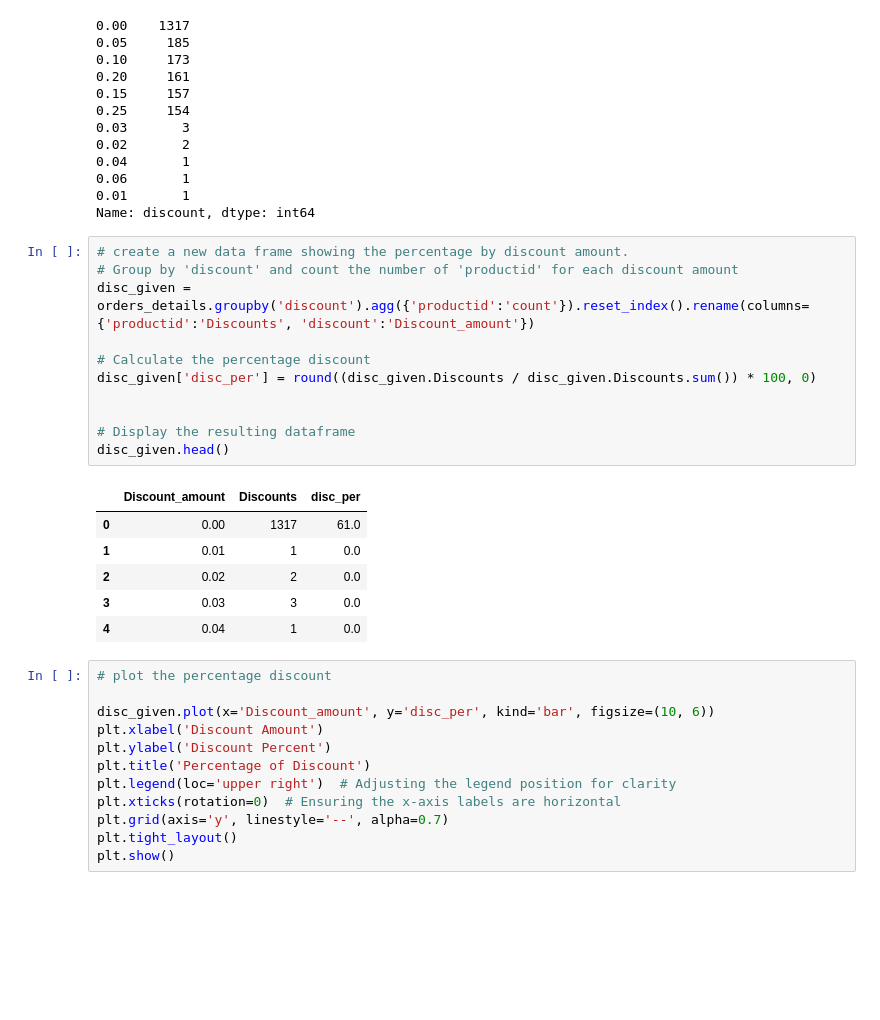
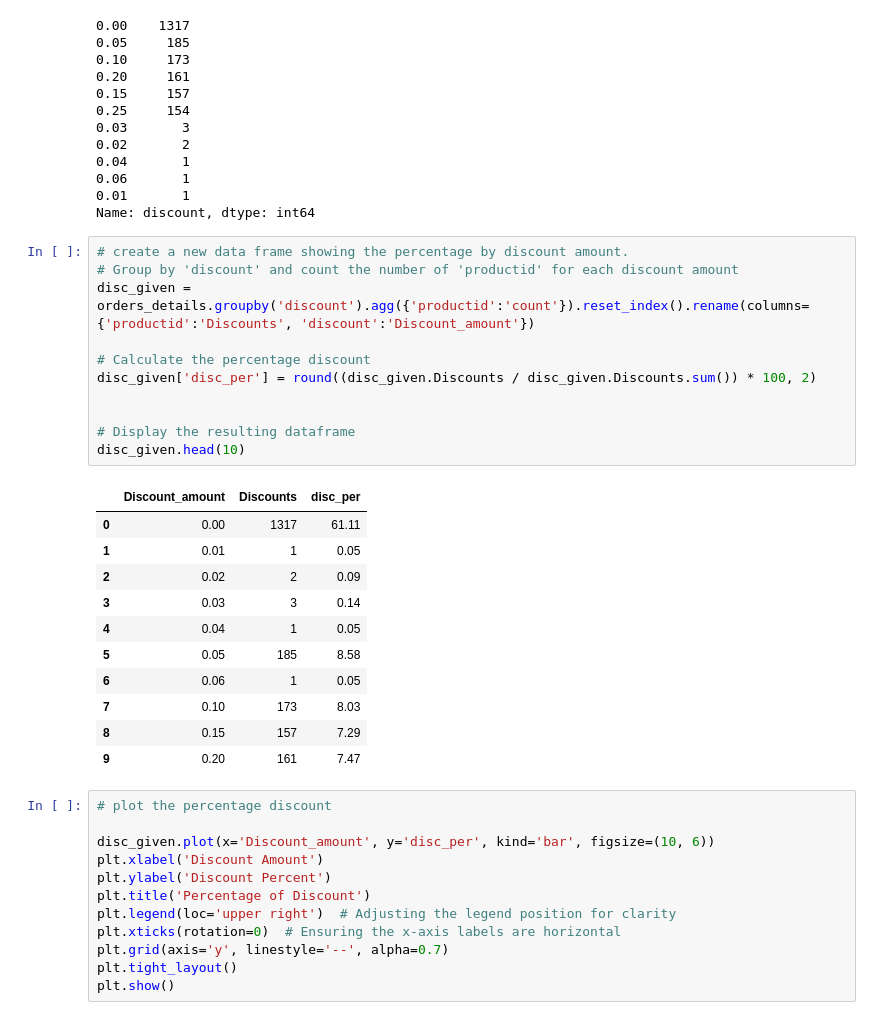
Before and after one commit to nani2357/Statistical-Analysis-on-Northwind-Sample-Database, a Jupyter notebook: Notebooks/hypothesis_testing.ipynb, the cells around one changed output. Drawn from its saved outputs; the diff is of its cells as text; blank space fills up the shorter version.

```diff
--- a/Notebooks/hypothesis_testing.ipynb
+++ b/Notebooks/hypothesis_testing.ipynb
@@ -391,21 +392,26 @@ Name: discount, dtype: int64
 # %%
 # create a new data frame showing the percentage by discount amount.
 # Group by 'discount' and count the number of 'productid' for each discount amount
 disc_given = orders_details.groupby('discount').agg({'productid':'count'}).reset_index().rename(columns={'productid':'Discounts', 'discount':'Discount_amount'})
 
 # Calculate the percentage discount
-disc_given['disc_per'] = round((disc_given.Discounts / disc_given.Discounts.sum()) * 100, 0)
+disc_given['disc_per'] = round((disc_given.Discounts / disc_given.Discounts.sum()) * 100, 2)
 
 
 # Display the resulting dataframe
-disc_given.head()
+disc_given.head(10)
 # %% [output]
 |  | Discount_amount | Discounts | disc_per |
-| 0 | 0.00 | 1317 | 61.0 |
-| 1 | 0.01 | 1 | 0.0 |
-| 2 | 0.02 | 2 | 0.0 |
-| 3 | 0.03 | 3 | 0.0 |
-| 4 | 0.04 | 1 | 0.0 |
+| 0 | 0.00 | 1317 | 61.11 |
+| 1 | 0.01 | 1 | 0.05 |
+| 2 | 0.02 | 2 | 0.09 |
+| 3 | 0.03 | 3 | 0.14 |
+| 4 | 0.04 | 1 | 0.05 |
+| 5 | 0.05 | 185 | 8.58 |
+| 6 | 0.06 | 1 | 0.05 |
+| 7 | 0.10 | 173 | 8.03 |
+| 8 | 0.15 | 157 | 7.29 |
+| 9 | 0.20 | 161 | 7.47 |
 # %%
 # plot the percentage discount
 
```
Also changed, not shown: parts of 10 cells of this notebook.
